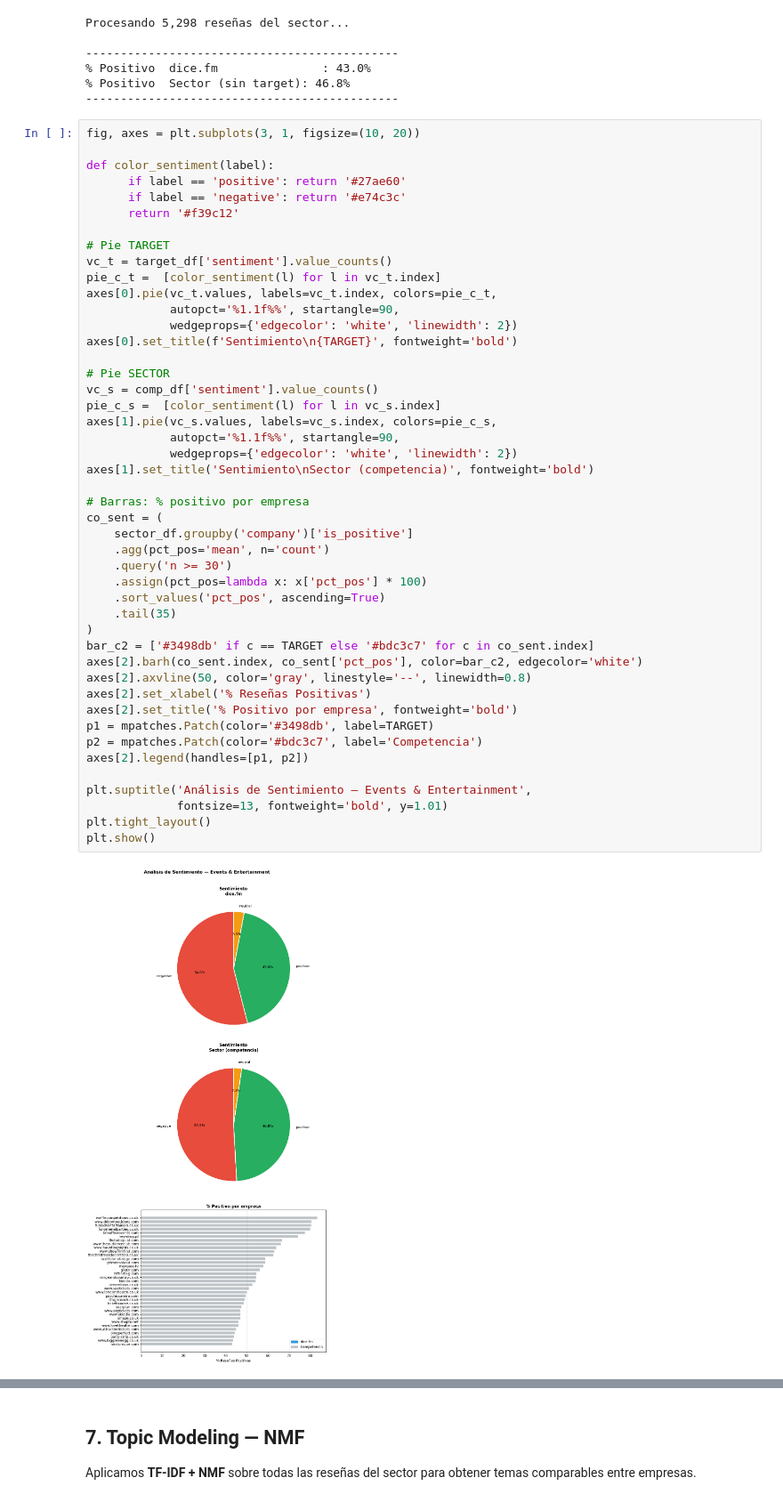
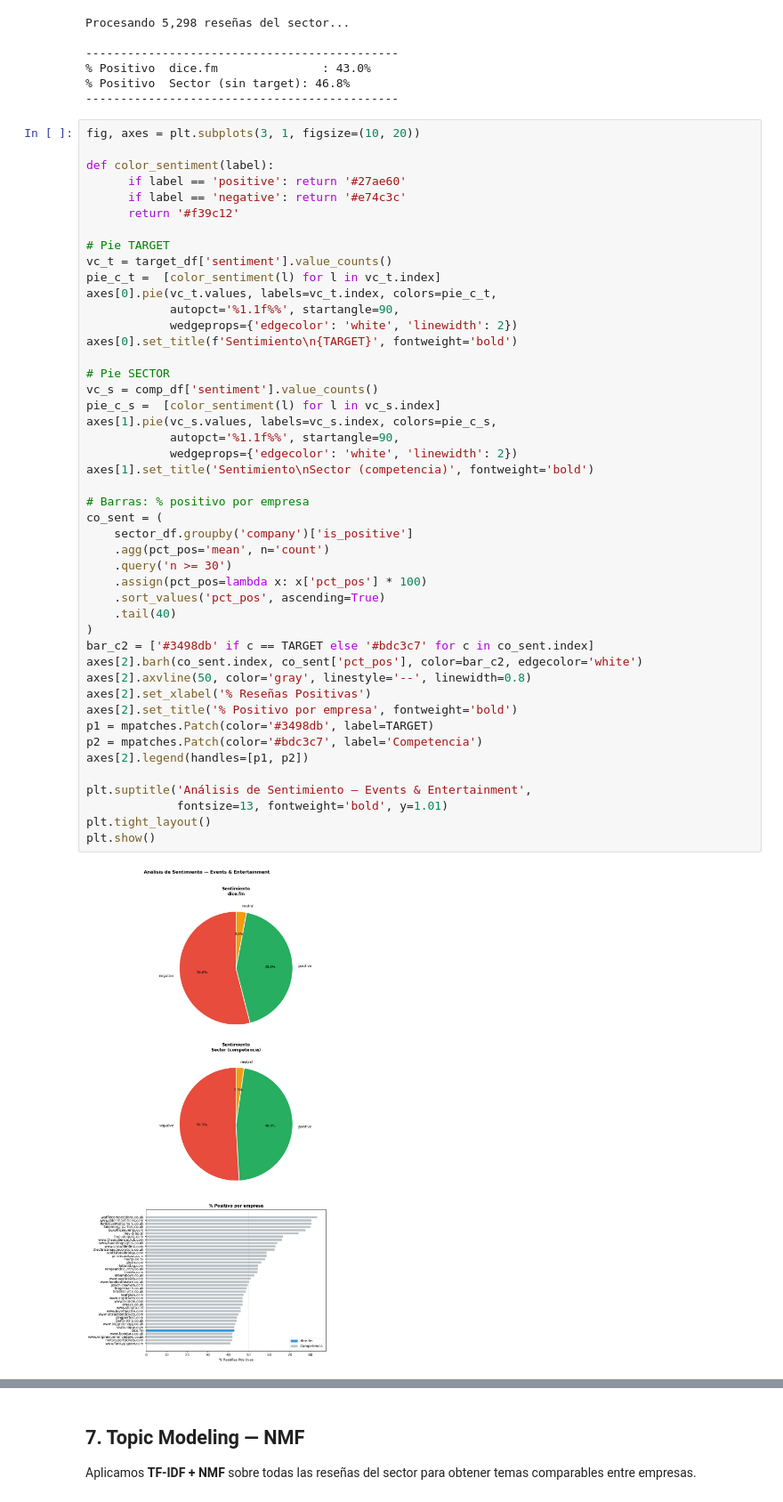
Before and after one commit to viictorhp/deep_learning_project, a Jupyter notebook: dice_fm_analisis.ipynb, the cells around one changed output, grey strips where cells are left out. Shown at 89% size. Drawn from its saved outputs; the diff is of its cells as text.

```diff
--- a/dice_fm_analisis.ipynb
+++ b/dice_fm_analisis.ipynb
@@ -381,35 +382,35 @@ axes[0].set_title(f'Sentimiento\n{TARGET}', fontweight='bold')
 # Pie SECTOR
 vc_s = comp_df['sentiment'].value_counts()
 pie_c_s =  [color_sentiment(l) for l in vc_s.index]
 axes[1].pie(vc_s.values, labels=vc_s.index, colors=pie_c_s,
             autopct='%1.1f%%', startangle=90,
             wedgeprops={'edgecolor': 'white', 'linewidth': 2})
 axes[1].set_title('Sentimiento\nSector (competencia)', fontweight='bold')
 
 # Barras: % positivo por empresa
 co_sent = (
     sector_df.groupby('company')['is_positive']
     .agg(pct_pos='mean', n='count')
     .query('n >= 30')
     .assign(pct_pos=lambda x: x['pct_pos'] * 100)
     .sort_values('pct_pos', ascending=True)
-    .tail(35)
+    .tail(40)
 )
 bar_c2 = ['#3498db' if c == TARGET else '#bdc3c7' for c in co_sent.index]
 axes[2].barh(co_sent.index, co_sent['pct_pos'], color=bar_c2, edgecolor='white')
 axes[2].axvline(50, color='gray', linestyle='--', linewidth=0.8)
 axes[2].set_xlabel('% Reseñas Positivas')
 axes[2].set_title('% Positivo por empresa', fontweight='bold')
 p1 = mpatches.Patch(color='#3498db', label=TARGET)
 p2 = mpatches.Patch(color='#bdc3c7', label='Competencia')
 axes[2].legend(handles=[p1, p2])
 
 plt.suptitle('Análisis de Sentimiento — Events & Entertainment',
              fontsize=13, fontweight='bold', y=1.01)
 plt.tight_layout()
 plt.show()
 # %% [output]
-[figure, old version]
+[figure, new version]
 # %%
 co_rank = (
     sector_df.groupby('company')
```
Also changed, not shown: parts of 11 cells of this notebook, 3 other files.
